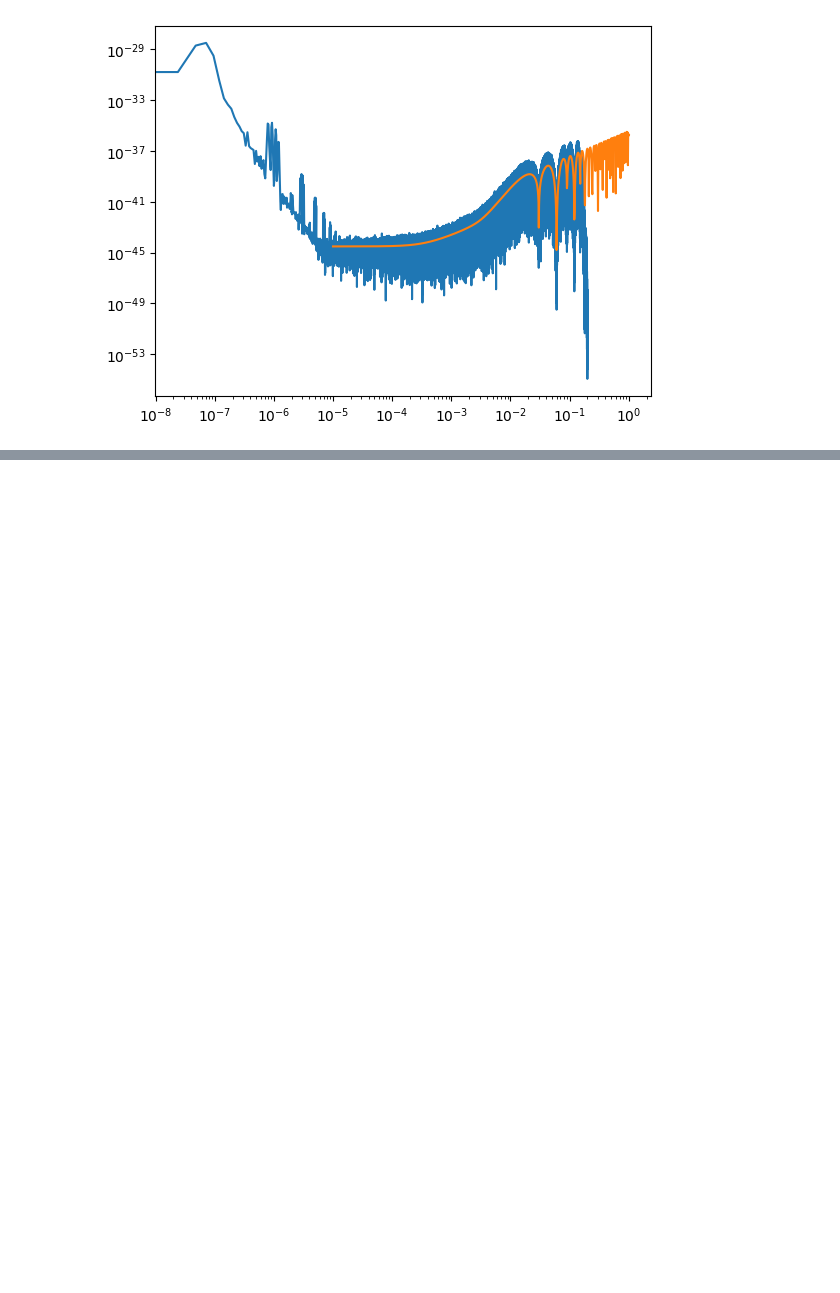
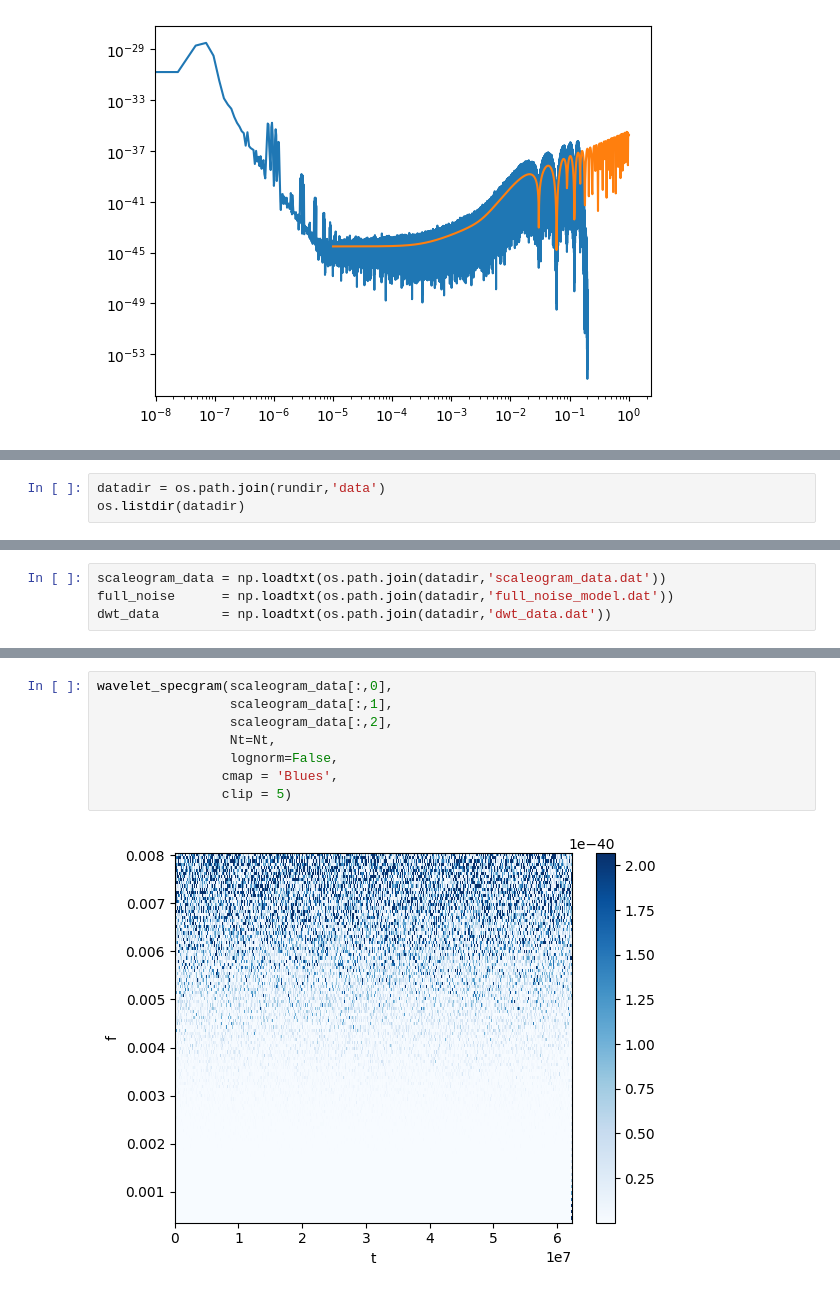
Before and after one commit to nsgs-analysis-center/glass, a Jupyter notebook: mojito_noise_comparison.ipynb, the cells around one changed output, grey strips where cells are left out. Saved outputs shown, nothing was run; the diff lists cells and outputs as text; blank space fills up the shorter version.

```diff
--- a/mojito_noise_comparison.ipynb
+++ b/mojito_noise_comparison.ipynb
@@ -139,0 +147,3 @@ plt.loglog(fnoise, Cxx / laser_freq**2)
+# %%
+datadir = os.path.join(rundir,'data')
+os.listdir(datadir)
@@ -139,0 +159,4 @@ plt.loglog(fnoise, Cxx / laser_freq**2)
+# %%
+scaleogram_data = np.loadtxt(os.path.join(datadir,'scaleogram_data.dat'))
+full_noise      = np.loadtxt(os.path.join(datadir,'full_noise_model.dat'))
+dwt_data        = np.loadtxt(os.path.join(datadir,'dwt_data.dat'))
@@ -139,0 +208,10 @@ plt.loglog(fnoise, Cxx / laser_freq**2)
+# %%
+wavelet_specgram(scaleogram_data[:,0],
+                 scaleogram_data[:,1],
+                 scaleogram_data[:,2],
+                 Nt=Nt,
+                 lognorm=False,
+                cmap = 'Blues',
+                clip = 5)
+# %% [output]
+[figure, added]
```
Also changed, not shown: parts of 11 cells of this notebook, 2 other files.
